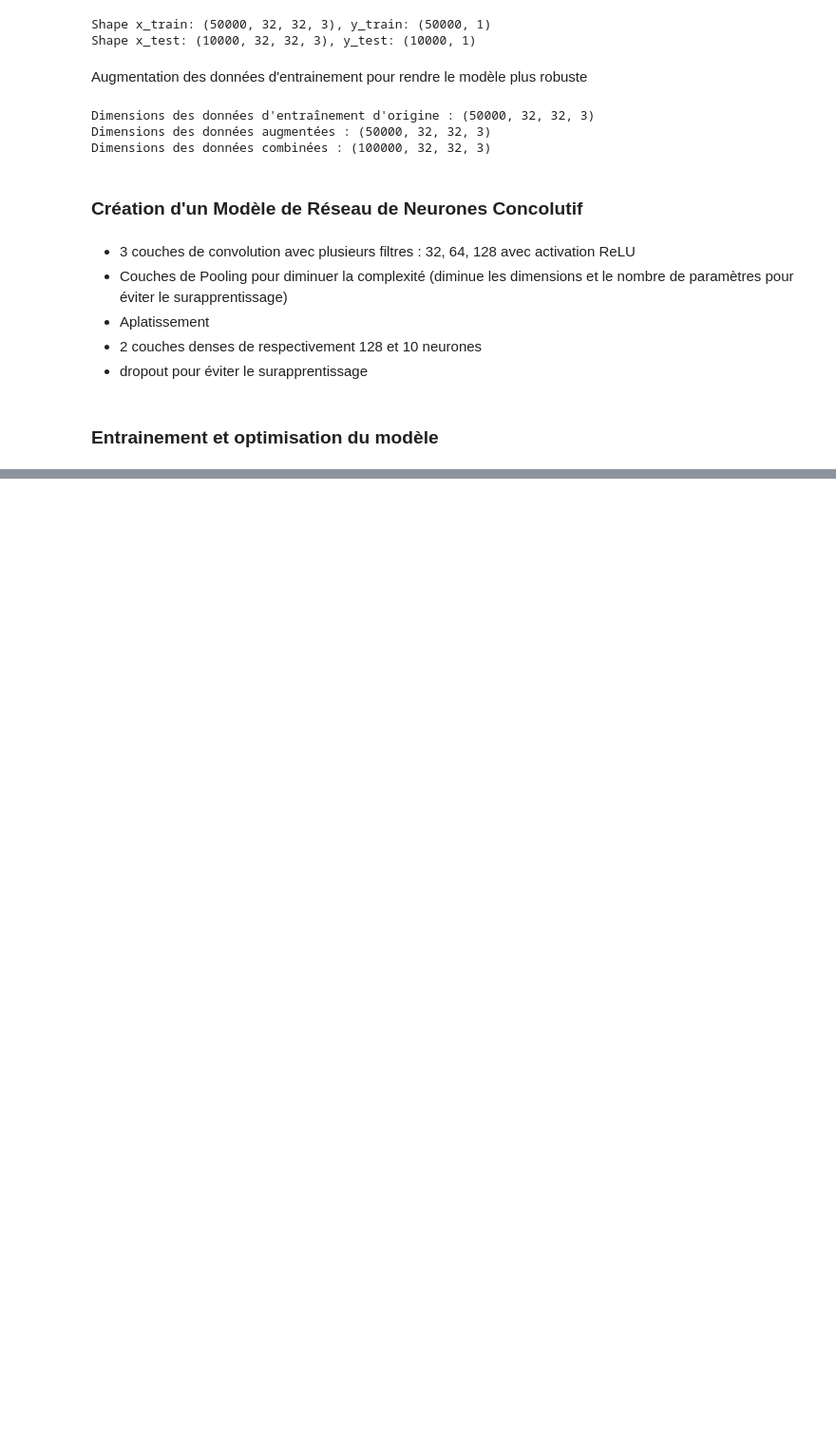
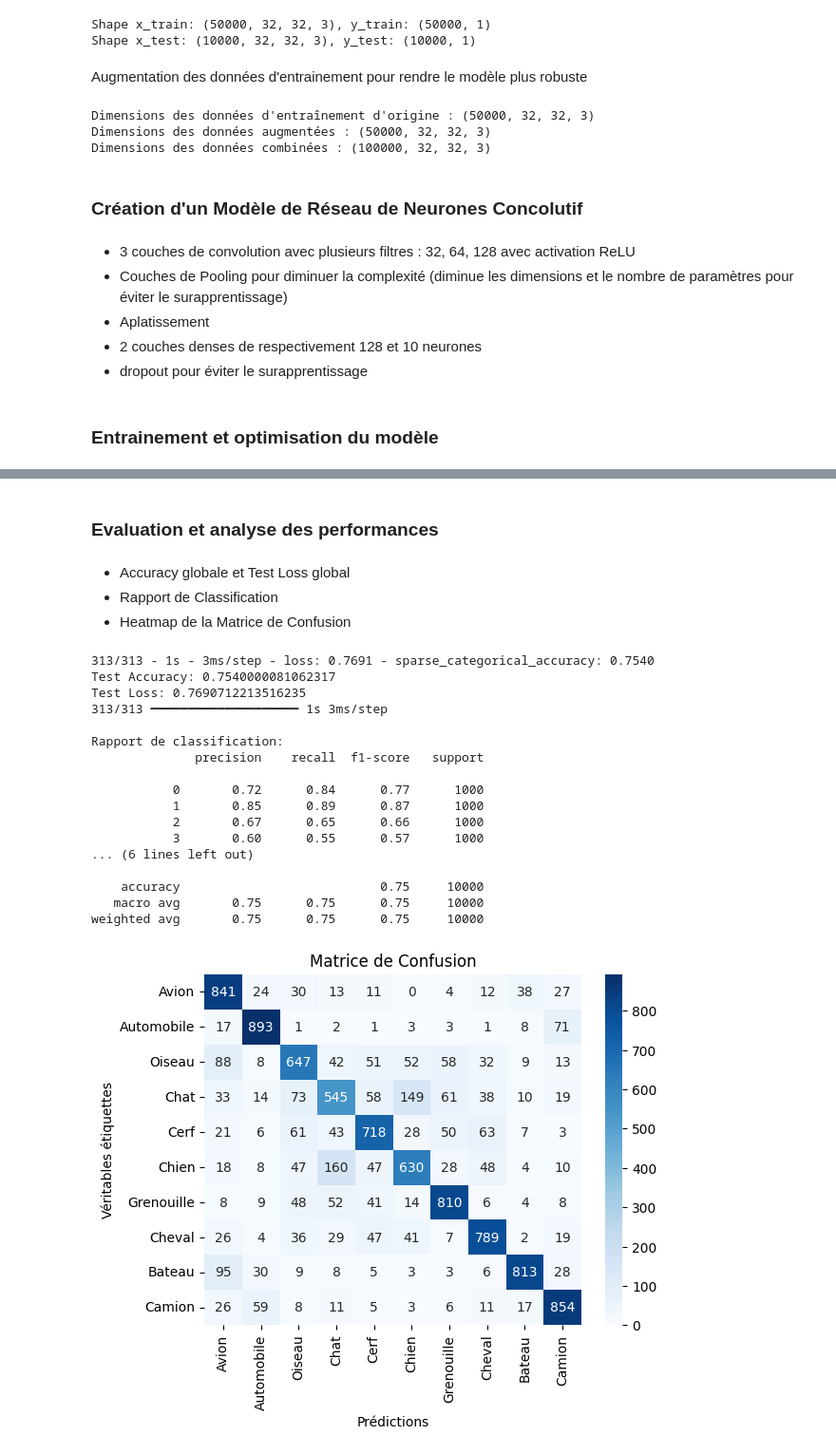
Before and after one commit to momo3213/IA-_-DeepLearning, a Jupyter notebook: src/TP2/exo3.ipynb, the cells around one changed output, grey strips where cells are left out. Shown: that part at 95% size. Saved outputs shown, nothing was run; the diff lists cells and outputs as text; code cells hidden in the pictures; blank space fills up the shorter version.

Commit message:
entrainement et evaluation 2.3

```diff
--- a/src/TP2/exo3.ipynb
+++ b/src/TP2/exo3.ipynb
@@ -113,0 +96,50 @@ Epoch 15/15
+# %% [markdown]
+### Evaluation et analyse des performances
+# %% [markdown]
+- Accuracy globale et Test Loss global
+- Rapport de Classification
+- Heatmap de la Matrice de Confusion
+# %%
+from sklearn.metrics import classification_report, confusion_matrix
+import seaborn as sns
+import matplotlib.pyplot as plt
+import numpy as np
+
+test_loss, test_acc = model_cnn.evaluate(x_test, y_test, verbose=2)
+print(f"Test Accuracy: {test_acc}")
+print(f"Test Loss: {test_loss}")
+
+y_pred = model_cnn.predict(x_test)
+y_pred_classes = np.argmax(y_pred, axis=1)
+
+print("\nRapport de classification:")
+print(classification_report(y_test, y_pred_classes))
+
+cm = confusion_matrix(y_test, y_pred_classes)
+
+class_names = ['Avion', 'Automobile', 'Oiseau', 'Chat', 'Cerf', 'Chien', 'Grenouille', 'Cheval', 'Bateau', 'Camion']
+
+sns.heatmap(cm, annot=True, fmt='d', cmap='Blues', xticklabels=class_names, yticklabels=class_names)
+plt.title("Matrice de Confusion")
+plt.xlabel("Prédictions")
+plt.ylabel("Véritables étiquettes")
+plt.show()
+# %% [output]
+313/313 - 1s - 3ms/step - loss: 0.7691 - sparse_categorical_accuracy: 0.7540
+Test Accuracy: 0.7540000081062317
+Test Loss: 0.7690712213516235
+313/313 ━━━━━━━━━━━━━━━━━━━━ 1s 3ms/step
+
+Rapport de classification:
+              precision    recall  f1-score   support
+
+           0       0.72      0.84      0.77      1000
+           1       0.85      0.89      0.87      1000
+           2       0.67      0.65      0.66      1000
+           3       0.60      0.55      0.57      1000
+... (6 lines left out)
+
+    accuracy                           0.75     10000
+   macro avg       0.75      0.75      0.75     10000
+weighted avg       0.75      0.75      0.75     10000
+[figure, added]
```
Also changed, not shown: parts of 1 cell of this notebook.
